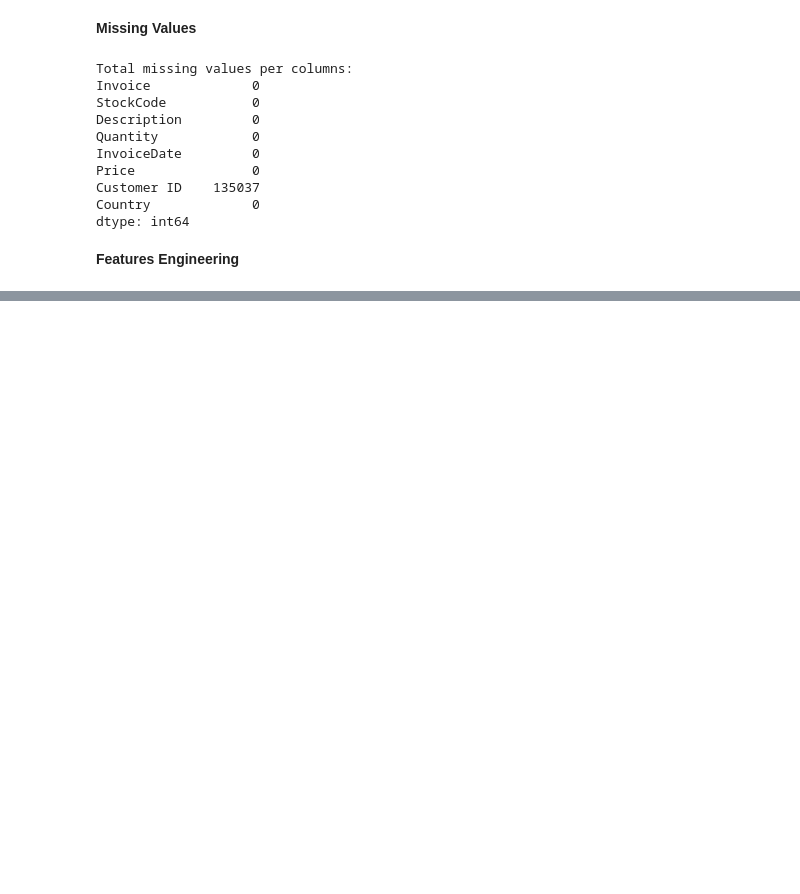
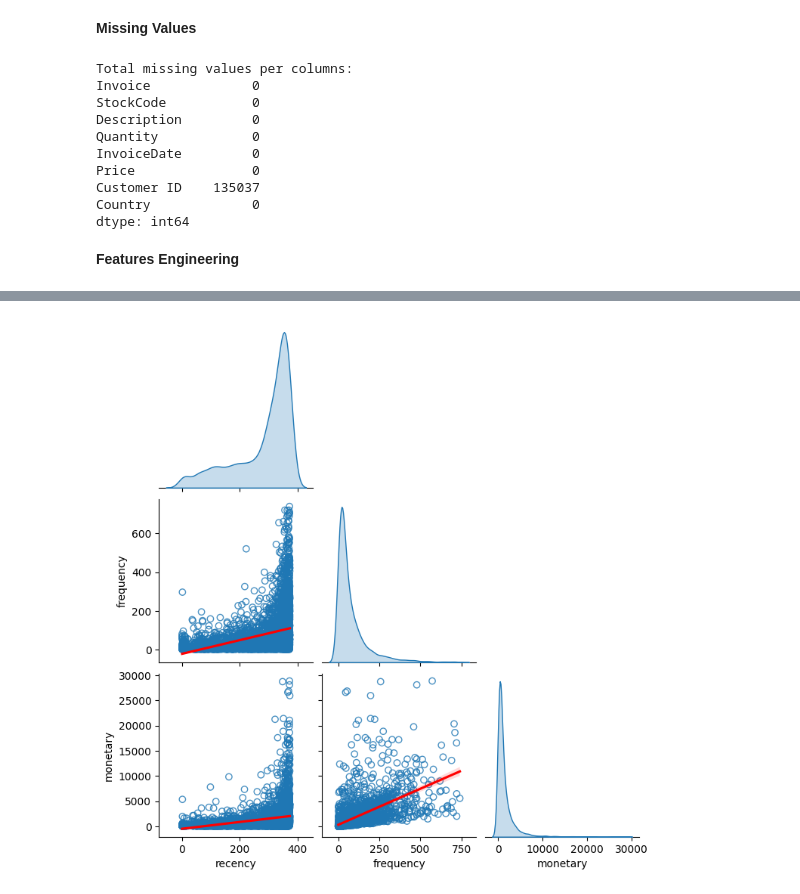
Before and after one commit to hyugai/ML-Clustering-CustomersSegmentation_OnlineRetail, a Jupyter notebook: notebooks/data_wrangling.ipynb, the cells around one changed output, grey strips where cells are left out. Cells and saved outputs as stored; diff of their text form; code cells hidden in the pictures; blank space fills up the shorter version.

```diff
--- a/notebooks/data_wrangling.ipynb
+++ b/notebooks/data_wrangling.ipynb
@@ -216,0 +342,8 @@ df_rfm.to_csv('../dataset/rfm.csv')
+# %%
+# pair plot
+sns.pairplot(df_rfm[num_cols], corner=True, kind='reg', diag_kind='kde',
+             plot_kws=dict(scatter_kws=dict(facecolor='none'),
+                           line_kws=dict(color='r')))
+plt.show()
+# %% [output]
+[figure, added]
```
Also changed, not shown: parts of 16 cells of this notebook, 3 other files.
